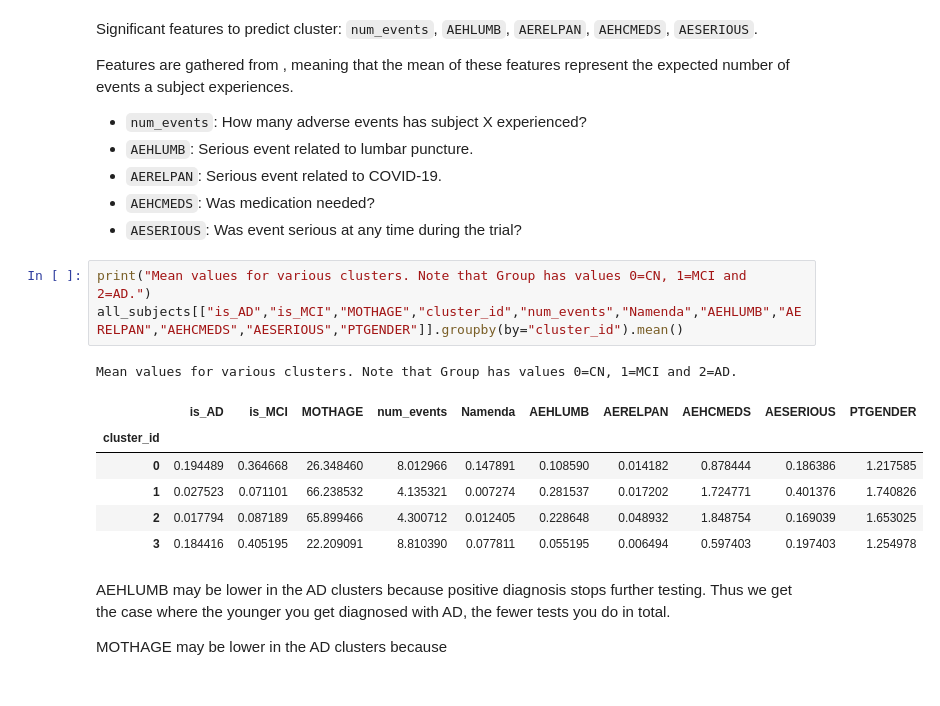
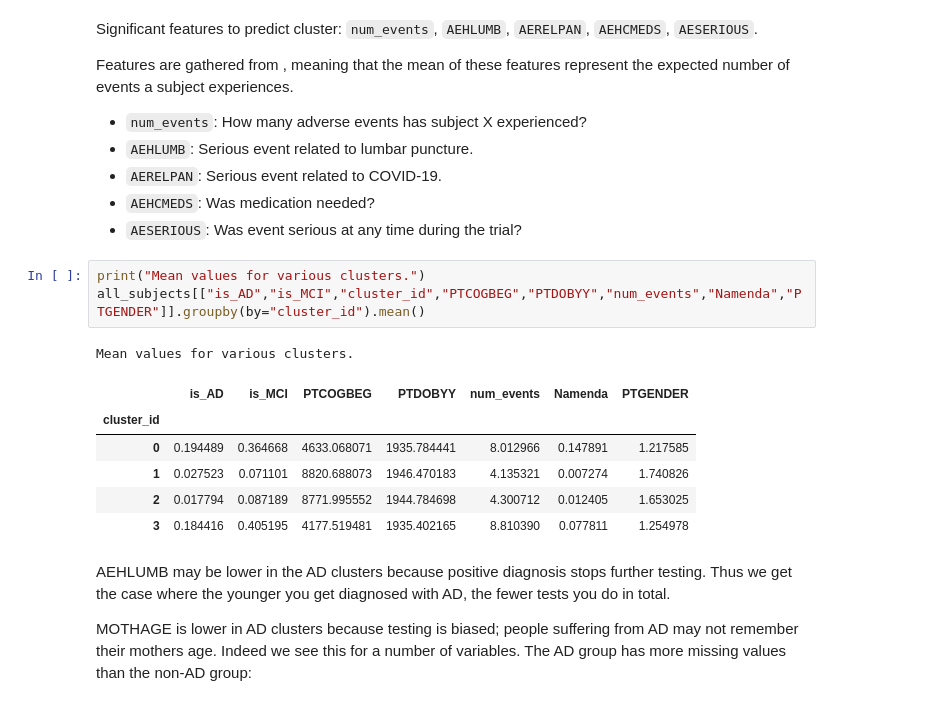
Before and after one commit to Vaakir/unsupervised-deep-learning-bachelor-thesis, a Jupyter notebook: clustering.ipynb, the cells around one changed output. Saved outputs shown, nothing was run; the diff lists cells and outputs as text.

Commit message:
finding more data for clustering summary

```diff
--- a/clustering.ipynb
+++ b/clustering.ipynb
@@ -205,17 +206,17 @@ Features are gathered from , meaning that the mean of these features represent t
 - ``AEHCMEDS``: Was medication needed?
 - ``AESERIOUS``: Was event serious at any time during the trial?
 # %%
-print("Mean values for various clusters. Note that Group has values 0=CN, 1=MCI and 2=AD.")
-all_subjects[["is_AD","is_MCI","MOTHAGE","cluster_id","num_events","Namenda","AEHLUMB","AERELPAN","AEHCMEDS","AESERIOUS","PTGENDER"]].groupby(by="cluster_id").mean()
+print("Mean values for various clusters.")
+all_subjects[["is_AD","is_MCI","cluster_id","PTCOGBEG","PTDOBYY","num_events","Namenda","PTGENDER"]].groupby(by="cluster_id").mean()
 # %% [output]
-Mean values for various clusters. Note that Group has values 0=CN, 1=MCI and 2=AD.
+Mean values for various clusters.
-|  | is_AD | is_MCI | MOTHAGE | num_events | Namenda | AEHLUMB | AERELPAN | AEHCMEDS | AESERIOUS | PTGENDER |
-| cluster_id |  |  |  |  |  |  |  |  |  |  |
-| 0 | 0.194489 | 0.364668 | 26.348460 | 8.012966 | 0.147891 | 0.108590 | 0.014182 | 0.878444 | 0.186386 | 1.217585 |
-| 1 | 0.027523 | 0.071101 | 66.238532 | 4.135321 | 0.007274 | 0.281537 | 0.017202 | 1.724771 | 0.401376 | 1.740826 |
-| 2 | 0.017794 | 0.087189 | 65.899466 | 4.300712 | 0.012405 | 0.228648 | 0.048932 | 1.848754 | 0.169039 | 1.653025 |
-| 3 | 0.184416 | 0.405195 | 22.209091 | 8.810390 | 0.077811 | 0.055195 | 0.006494 | 0.597403 | 0.197403 | 1.254978 |
+|  | is_AD | is_MCI | PTCOGBEG | PTDOBYY | num_events | Namenda | PTGENDER |
+| cluster_id |  |  |  |  |  |  |  |
+| 0 | 0.194489 | 0.364668 | 4633.068071 | 1935.784441 | 8.012966 | 0.147891 | 1.217585 |
+| 1 | 0.027523 | 0.071101 | 8820.688073 | 1946.470183 | 4.135321 | 0.007274 | 1.740826 |
+| 2 | 0.017794 | 0.087189 | 8771.995552 | 1944.784698 | 4.300712 | 0.012405 | 1.653025 |
+| 3 | 0.184416 | 0.405195 | 4177.519481 | 1935.402165 | 8.810390 | 0.077811 | 1.254978 |
 # %% [markdown]
 AEHLUMB may be lower in the AD clusters because positive diagnosis stops further testing. Thus we get the case where the younger you get diagnosed with AD, the fewer tests you do in total.
 
-MOTHAGE may be lower in the AD clusters because
+MOTHAGE is lower in AD clusters because testing is biased; people suffering from AD may not remember their mothers age. Indeed we see this for a number of variables. The AD group has more missing values than the non-AD group:
```
Also changed, not shown: parts of 6 cells of this notebook, 1 other file.
